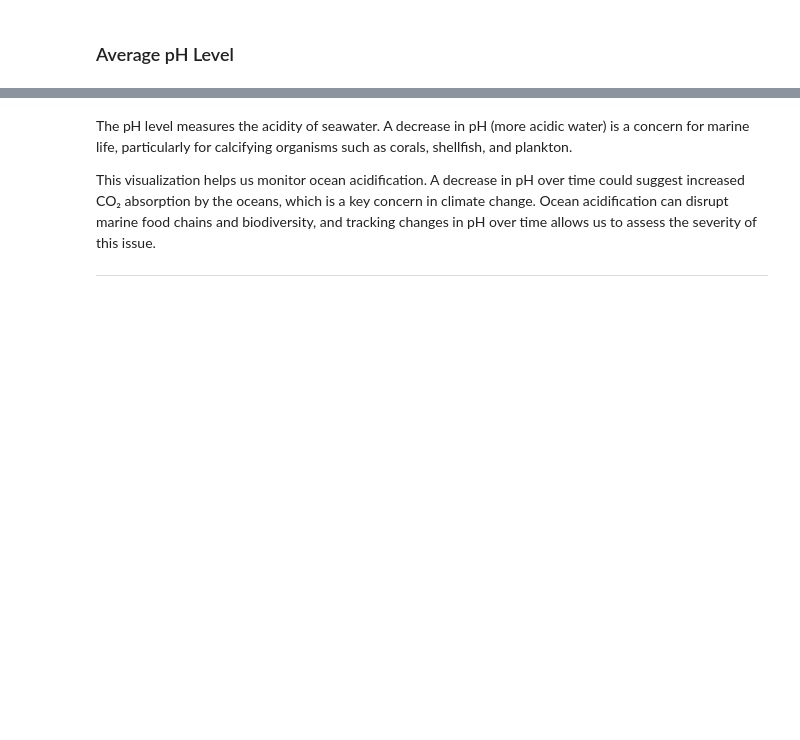
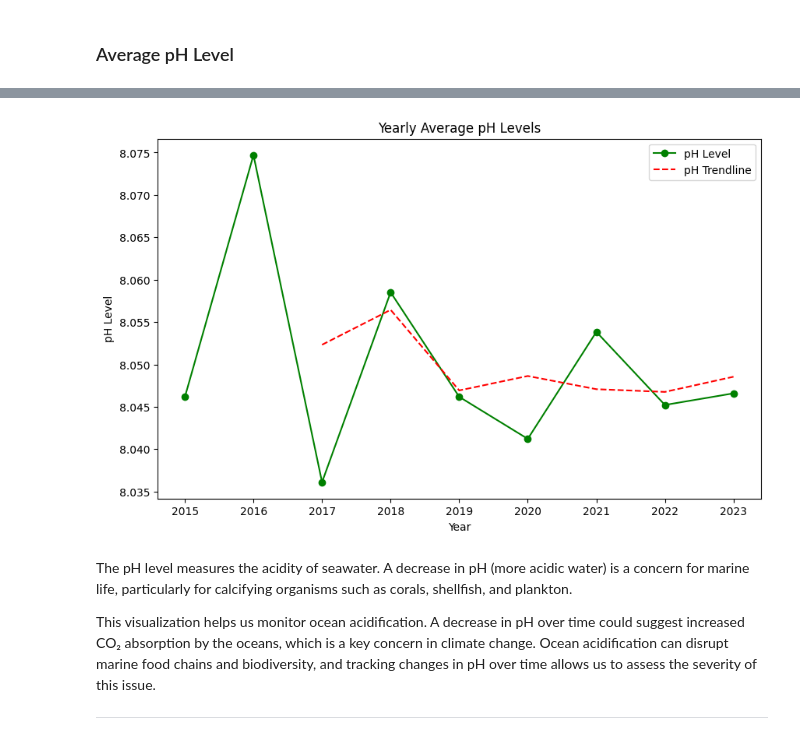
Before and after one commit to Sayedta91/Data-Analysis-Ocean-Climate-Marine-Life, a Jupyter notebook: data-analysis-ocean-climate-marine-life.ipynb, the cells around one changed output, grey strips where cells are left out. Cells and saved outputs as stored; diff of their text form; code cells hidden in the pictures; blank space fills up the shorter version.

```diff
--- a/data-analysis-ocean-climate-marine-life.ipynb
+++ b/data-analysis-ocean-climate-marine-life.ipynb
@@ -272,3 +251,26 @@ fig_ph.show()
+# %%
+# Calculate rolling average (trendline)
+df_yearly['pH Trendline'] = df_yearly['pH Level'].rolling(window=3).mean()
+
+# Plotting pH Level with Trendline
+plt.figure(figsize=(10, 6))
+
+# Plot pH Level
+plt.plot(df_yearly['Date'], df_yearly['pH Level'], marker='o', color='green', label='pH Level')
+
+# Plot Trendline (Rolling Mean)
+plt.plot(df_yearly['Date'], df_yearly['pH Trendline'], color='red', linestyle='--', label='pH Trendline')
+
+# Adding labels and title
+plt.title('Yearly Average pH Levels')
+plt.xlabel('Year')
+plt.ylabel('pH Level')
+
+# Display legend
+plt.legend()
+plt.show()
+# %% [output]
+[figure, added]
 # %% [markdown]
 The pH level measures the acidity of seawater. A decrease in pH (more acidic water) is a concern for marine life, particularly for calcifying organisms such as corals, shellfish, and plankton.
 
```
Also changed, not shown: parts of 14 cells of this notebook.
